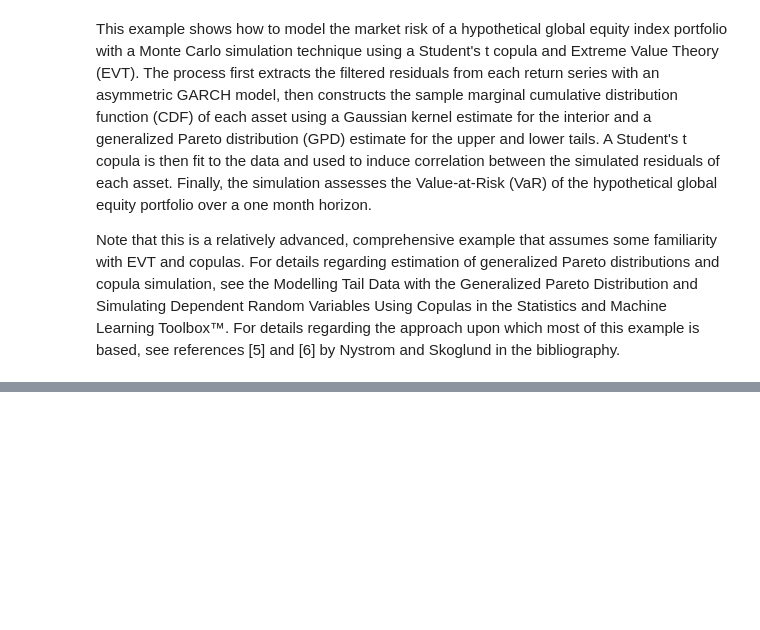
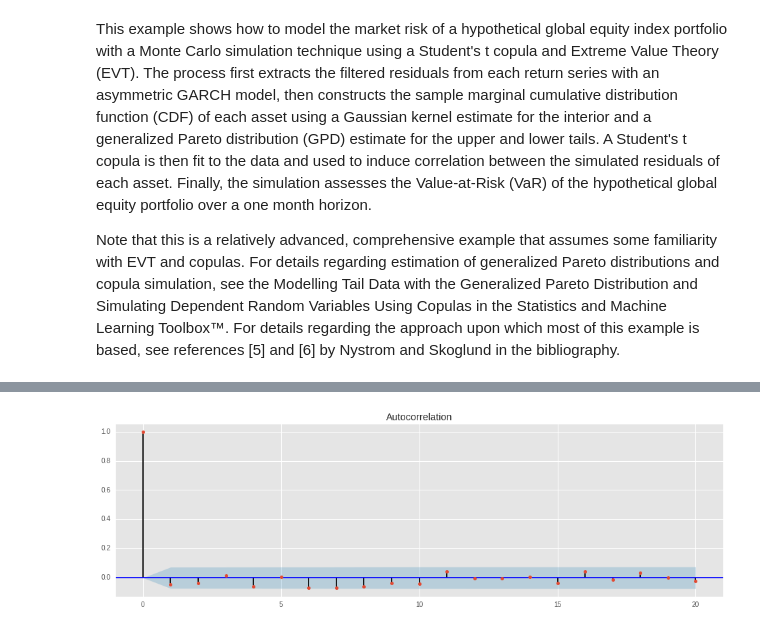
Before and after one commit to helderrezende/TCC, a Jupyter notebook: TCC Helder.ipynb, the cells around one changed output, grey strips where cells are left out. Saved outputs shown, nothing was run; the diff lists cells and outputs as text; code cells hidden in the pictures; blank space fills up the shorter version.

```diff
--- a/TCC Helder.ipynb
+++ b/TCC Helder.ipynb
@@ -95,0 +113,6 @@ returnsPandas.transpose().plot()
+# %%
+fig = plt.figure(figsize=(16,10))
+ax1 = fig.add_subplot(211)
+fig = sm.graphics.tsa.plot_acf(returnsPandas["ABEV3"], lags=20, ax=ax1)
+# %% [output]
+[figure, added]
```
Also changed, not shown: parts of 16 cells of this notebook, 3 other files.
